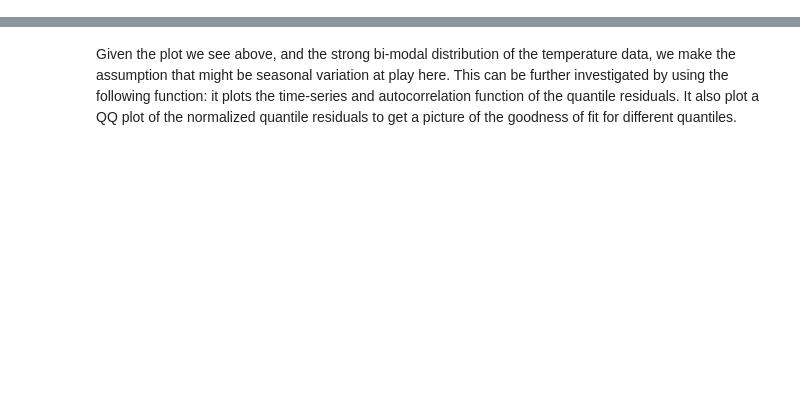
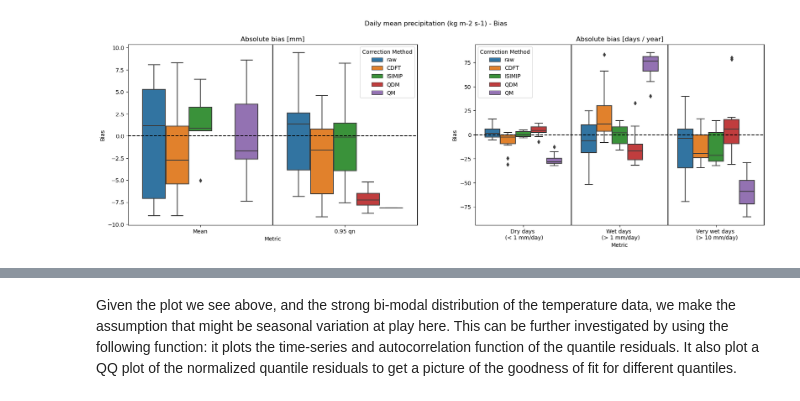
Before and after one commit to ecmwf-projects/ibicus, a Jupyter notebook: notebooks/03 Evaluation.ipynb, the cells around one changed output, grey strips where cells are left out. Cells and saved outputs as stored; diff of their text form; code cells hidden in the pictures; blank space fills up the shorter version.

```diff
--- a/notebooks/03 Evaluation.ipynb
+++ b/notebooks/03 Evaluation.ipynb
@@ -114,0 +74,4 @@ assumptions.plot_aic(variable = 'tas', aic_values = tas_obs_aic)
+# %%
+pr_debiaser_ISIMIP = ISIMIP.from_variable(variable = 'pr')
+pr_val_debiased_ISIMIP = pr_debiaser_ISIMIP.apply(pr_obs, pr_cm_hist, pr_cm_validate, time_obs = pr_time_obs, time_cm_hist = pr_time_cm_hist, time_cm_future = pr_time_cm_validate, parallel=True)
+pr_fut_debiased_ISIMIP = pr_debiaser_ISIMIP.apply(pr_obs, pr_cm_hist, pr_cm_future, time_obs = pr_time_obs, time_cm_hist = pr_time_cm_hist, time_cm_future = pr_time_cm_future, parallel=True)
@@ -114,0 +84,4 @@ assumptions.plot_aic(variable = 'tas', aic_values = tas_obs_aic)
+# %%
+pr_debiaser_CDFT = CDFt.from_variable(variable = 'pr')
+pr_val_debiased_CDFT = pr_debiaser_CDFT.apply(pr_obs, pr_cm_hist, pr_cm_validate, time_obs = pr_time_obs, time_cm_hist = pr_time_cm_hist, time_cm_future = pr_time_cm_validate)
+pr_fut_debiased_CDFT = pr_debiaser_CDFT.apply(pr_obs, pr_cm_hist, pr_cm_future, time_obs = pr_time_obs, time_cm_hist = pr_time_cm_hist, time_cm_future = pr_time_cm_future)
@@ -114,0 +94,4 @@ assumptions.plot_aic(variable = 'tas', aic_values = tas_obs_aic)
+# %%
+pr_debiaser_QDM = QuantileDeltaMapping.from_variable(variable = "pr")
+pr_val_debiased_QDM = pr_debiaser_QDM.apply(pr_obs, pr_cm_hist, pr_cm_validate, time_obs = pr_time_obs, time_cm_hist = pr_time_cm_hist, time_cm_future = pr_time_cm_validate, parallel=True)
+pr_fut_debiased_QDM = pr_debiaser_QDM.apply(pr_obs, pr_cm_hist, pr_cm_future, time_obs = pr_time_obs, time_cm_hist = pr_time_cm_hist, time_cm_future = pr_time_cm_future, parallel=True)
@@ -114,0 +173,20 @@ assumptions.plot_aic(variable = 'tas', aic_values = tas_obs_aic)
+# %%
+pr_marginal_bias_data = marginal.calculate_marginal_bias(metrics = pr_metrics,
+                                                         statistics = ['mean', [0.05, 0.95]],
+                                                        percentage_or_absolute = 'percentage',
+                                                         obs = pr_obs_validate,
+                                                         raw = pr_cm_validate,
+                                                         CDFT = pr_val_debiased_CDFT,
+                                                         ISIMIP = pr_val_debiased_ISIMIP,
+                                                         QDM = pr_val_debiased_QDM,
+                                                         QM = pr_val_debiased_QM)
+
+pr_marginal_bias_plot = marginal.plot_marginal_bias(variable = 'pr',
+                                                    bias_df = pr_marginal_bias_data,
+                                                   remove_outliers = True,
+                                                   outlier_threshold_statistics = 10,
+                                                   metrics_title = 'Absolute bias [days / year]',
+                                                   statistics_title = 'Absolute bias [mm]')
+plt.show()
+# %% [output]
+[figure, added]
```
Also changed, not shown: parts of 134 cells of this notebook.
